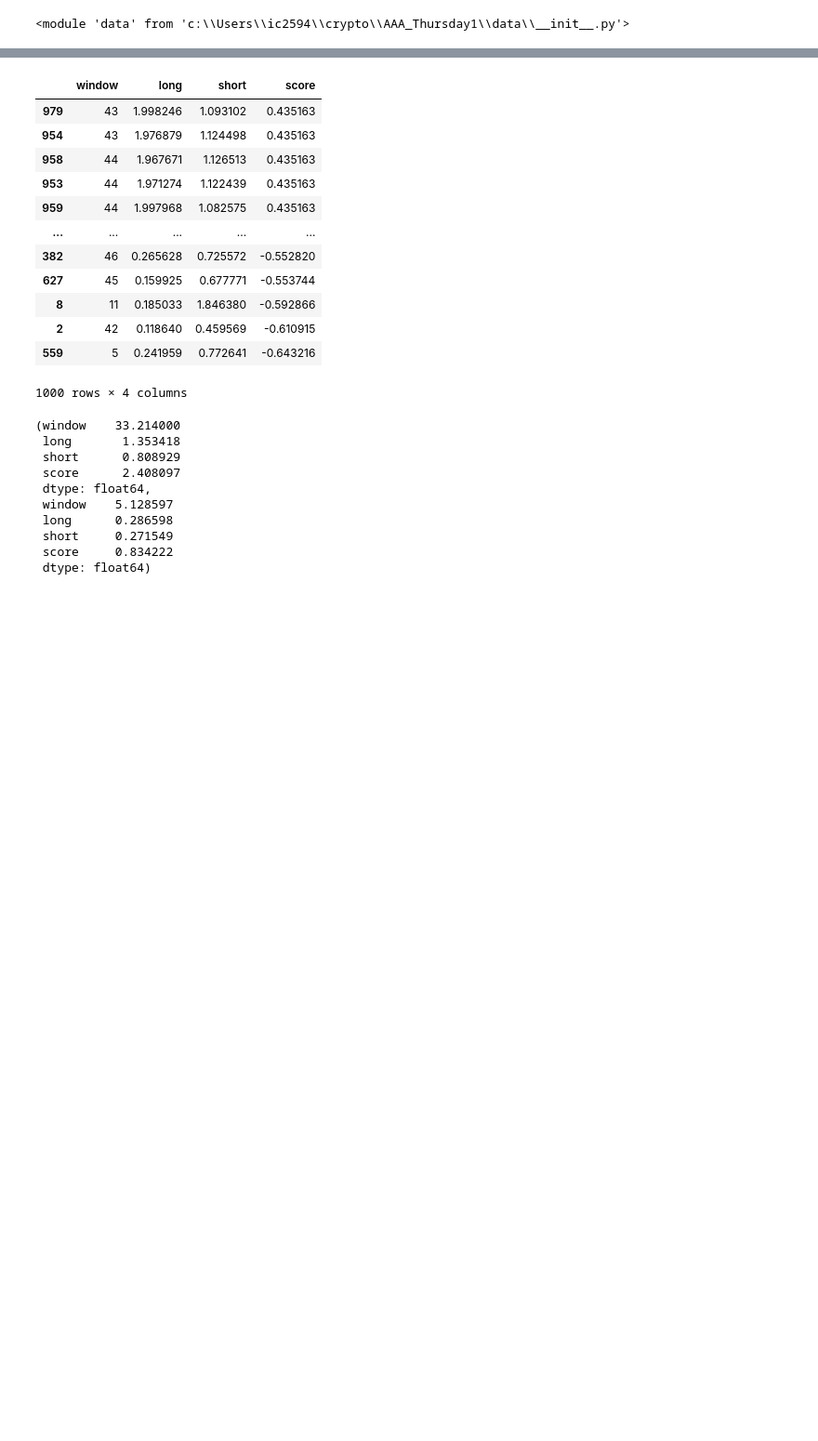
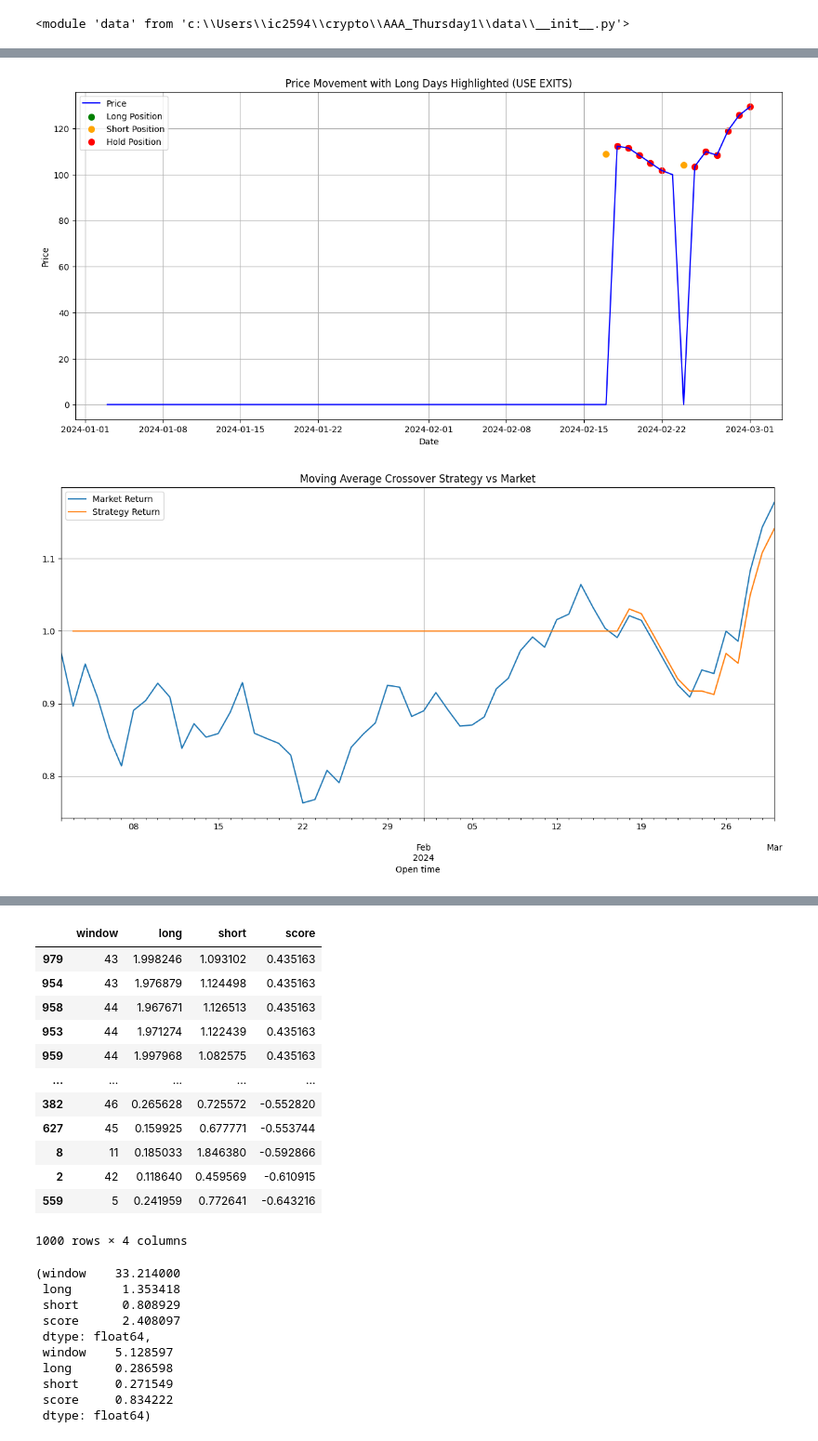
Before and after one commit to iancadev/crypto, a Jupyter notebook: AAA_Thursday1/mean_reversion copy optuna w=1.ipynb, the cells around one changed output, grey strips where cells are left out. Shown at 93% size. Drawn from its saved outputs; the diff is of its cells as text; code cells hidden in the pictures; blank space fills up the shorter version.

```diff
--- a/AAA_Thursday1/mean_reversion copy optuna w=1.ipynb
+++ b/AAA_Thursday1/mean_reversion copy optuna w=1.ipynb
@@ -316,0 +255,44 @@ plt.show()
+# %%
+# Use optimal parameters from the best trial
+optimal_params = study.best_trial.params
+optimal_params = {
+    'window': 47,
+    'long': -0.66444,
+    'short': 0.393263,
+    'long_exit': -0.66444,
+    'short_exit': 0.393263
+}
+# optimal_params = {'window': 30, 'long': 1.4193168202203523, 'short': 1.0111870832321064, 'buy_long': 0.9804809925178282, 'buy_short': 0.9994090685190979}
+use_exits = True
+objective(None, optimal_params=optimal_params)
+
+# Plot setup
+plt.figure(figsize=(15,7))
+
+# Plot price
+plt.plot(df.index, df['Close']* df['Position'], label='Price', color='blue')
+
+# Highlight long days
+plt.scatter(df.index[long_days], df['Close'][long_days],
+            label='Long Position', color='green', marker='o', s=50)
+plt.scatter(df.index[short_days], df['Close'][short_days],
+            label='Short Position', color='orange', marker='o', s=50)
+plt.scatter(df.index[hold_days], df['Close'][hold_days],
+            label='Hold Position', color='red', marker='o', s=50)
+
+# Titles and labels
+plt.title('Price Movement with Long Days Highlighted (USE EXITS)')
+plt.xlabel('Date')
+plt.ylabel('Price')
+plt.legend()
+plt.grid(True)
+plt.show()
+
+price = df['Close']
+(1 + df[['Market Return', 'Strategy Return']]).cumprod().plot(figsize=(15,7))
+plt.title('Moving Average Crossover Strategy vs Market')
+plt.grid(True)
+plt.show()
+# %% [output]
+[figure, added]
+[figure, added]
```
Also changed, not shown: parts of 8 cells of this notebook.
